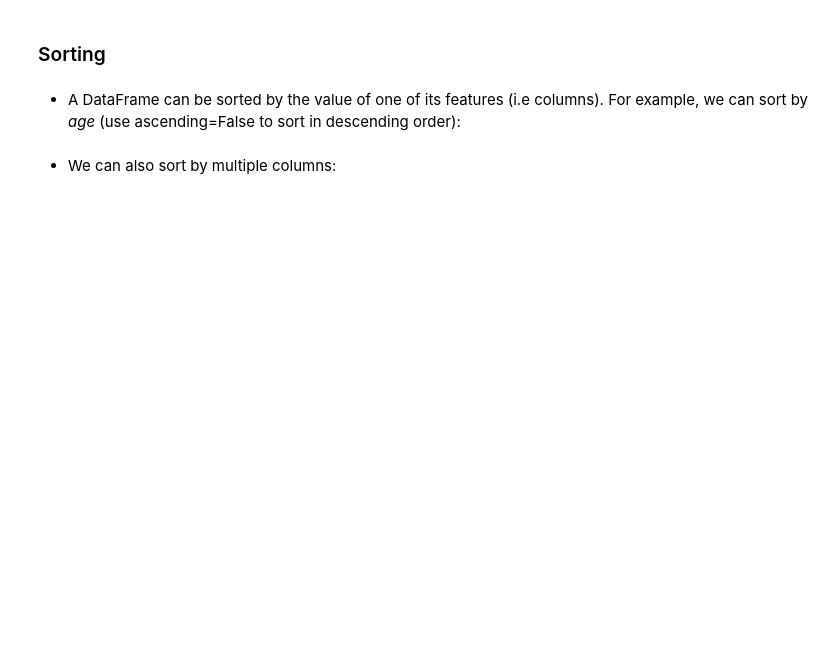
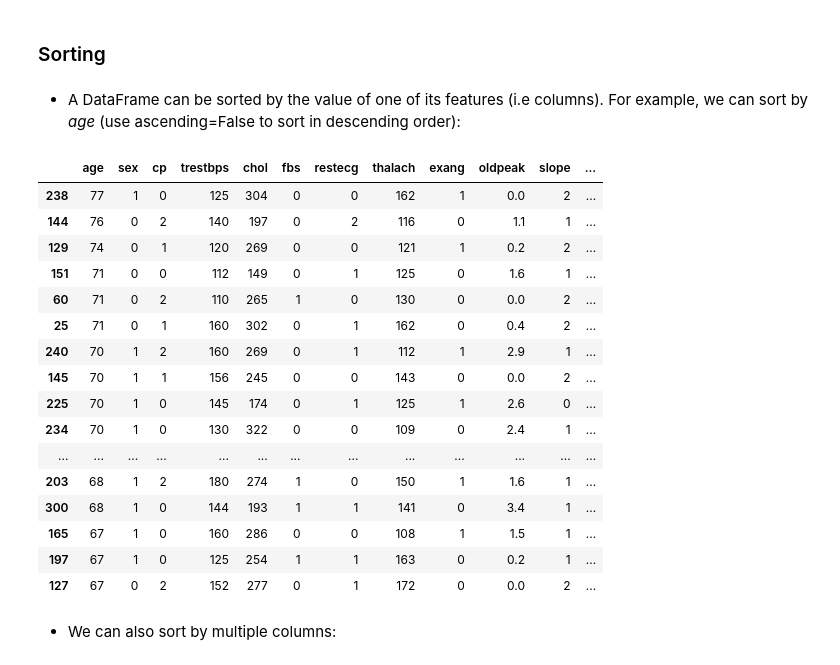
Before and after one commit to tdunkley/ds-atlanta-09_16_19, a Jupyter notebook: module_1/week_2/day_1/Manipulating data with Pandas.ipynb, the cells around one changed output. Cells and saved outputs as stored; diff of their text form; code cells hidden in the pictures; blank space fills up the shorter version.

```diff
--- a/module_1/week_2/day_1/Manipulating data with Pandas.ipynb
+++ b/module_1/week_2/day_1/Manipulating data with Pandas.ipynb
@@ -57,7 +117,25 @@ df['target'].value_counts(normalize=True)
 # %% [markdown]
 - A DataFrame can be sorted by the value of one of its features (i.e columns). For example, we can sort by *age* (use ascending=False to sort in descending order):
 # %%
-df.sort_values(by='age',ascending=False).head()
+df_1 = df.sort_values(by='age',ascending=False).head(20) #subset the data set
+# %% [output]
+|  | age | sex | cp | trestbps | chol | fbs | restecg | thalach | exang | oldpeak | slope | ... |
+| 238 | 77 | 1 | 0 | 125 | 304 | 0 | 0 | 162 | 1 | 0.0 | 2 | ... |
+| 144 | 76 | 0 | 2 | 140 | 197 | 0 | 2 | 116 | 0 | 1.1 | 1 | ... |
+| 129 | 74 | 0 | 1 | 120 | 269 | 0 | 0 | 121 | 1 | 0.2 | 2 | ... |
+| 151 | 71 | 0 | 0 | 112 | 149 | 0 | 1 | 125 | 0 | 1.6 | 1 | ... |
+| 60 | 71 | 0 | 2 | 110 | 265 | 1 | 0 | 130 | 0 | 0.0 | 2 | ... |
+| 25 | 71 | 0 | 1 | 160 | 302 | 0 | 1 | 162 | 0 | 0.4 | 2 | ... |
+| 240 | 70 | 1 | 2 | 160 | 269 | 0 | 1 | 112 | 1 | 2.9 | 1 | ... |
+| 145 | 70 | 1 | 1 | 156 | 245 | 0 | 0 | 143 | 0 | 0.0 | 2 | ... |
+| 225 | 70 | 1 | 0 | 145 | 174 | 0 | 1 | 125 | 1 | 2.6 | 0 | ... |
+| 234 | 70 | 1 | 0 | 130 | 322 | 0 | 0 | 109 | 0 | 2.4 | 1 | ... |
+| ... | ... | ... | ... | ... | ... | ... | ... | ... | ... | ... | ... | ... |
+| 203 | 68 | 1 | 2 | 180 | 274 | 1 | 0 | 150 | 1 | 1.6 | 1 | ... |
+| 300 | 68 | 1 | 0 | 144 | 193 | 1 | 1 | 141 | 0 | 3.4 | 1 | ... |
+| 165 | 67 | 1 | 0 | 160 | 286 | 0 | 0 | 108 | 1 | 1.5 | 1 | ... |
+| 197 | 67 | 1 | 0 | 125 | 254 | 1 | 1 | 163 | 0 | 0.2 | 1 | ... |
+| 127 | 67 | 0 | 2 | 152 | 277 | 0 | 1 | 172 | 0 | 0.0 | 2 | ... |
 # %% [markdown]
 - We can also sort by multiple columns:
 # %%
```
Also changed, not shown: parts of 18 cells of this notebook.
